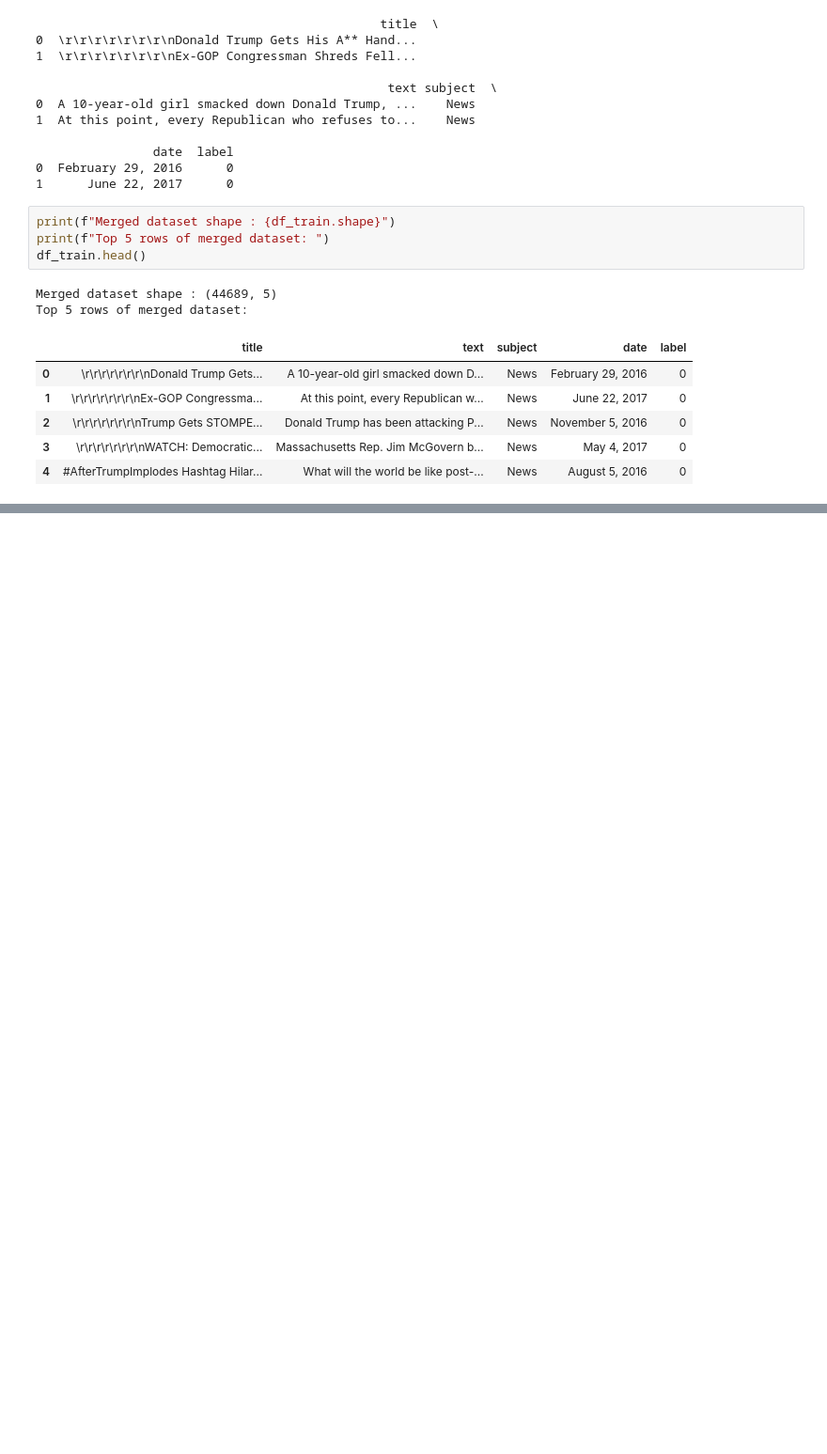
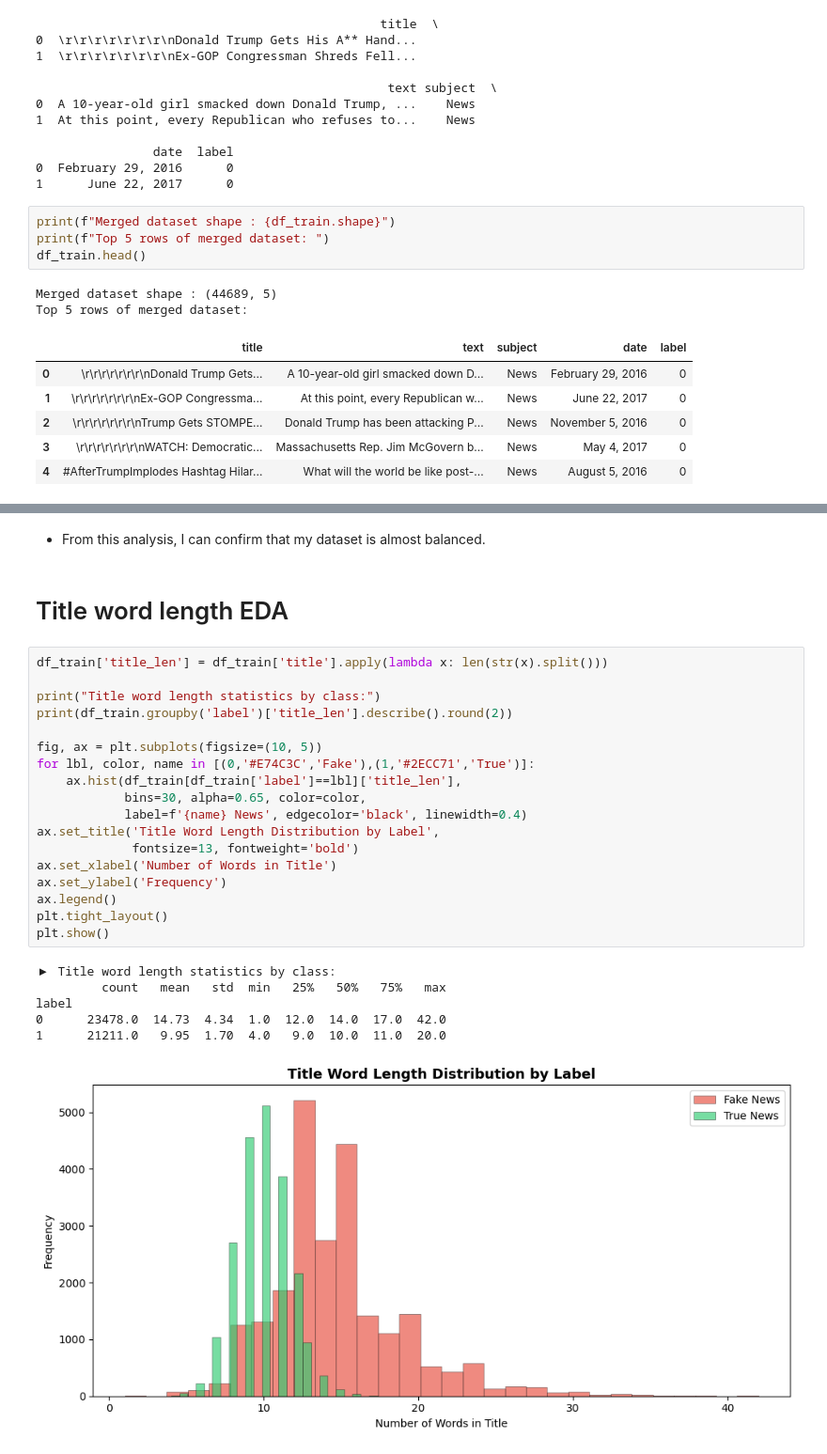
Before and after one commit to rajukarki467/Data-Science-projects, a Jupyter notebook: FakeNewsDetection.ipynb, the cells around one changed output, grey strips where cells are left out. Shown at 94% size. Drawn from its saved outputs; the diff is of its cells as text; blank space fills up the shorter version.

```diff
--- a/FakeNewsDetection.ipynb
+++ b/FakeNewsDetection.ipynb
@@ -504,0 +558,29 @@ Top 5 rows of merged dataset:
+# %% [markdown]
+* From this analysis, I can confirm that my dataset is almost balanced.
+# %% [markdown]
+# Title word length EDA
+# %%
+df_train['title_len'] = df_train['title'].apply(lambda x: len(str(x).split()))
+
+print("Title word length statistics by class:")
+print(df_train.groupby('label')['title_len'].describe().round(2))
+
+fig, ax = plt.subplots(figsize=(10, 5))
+for lbl, color, name in [(0,'#E74C3C','Fake'),(1,'#2ECC71','True')]:
+    ax.hist(df_train[df_train['label']==lbl]['title_len'],
+            bins=30, alpha=0.65, color=color,
+            label=f'{name} News', edgecolor='black', linewidth=0.4)
+ax.set_title('Title Word Length Distribution by Label',
+             fontsize=13, fontweight='bold')
+ax.set_xlabel('Number of Words in Title')
+ax.set_ylabel('Frequency')
+ax.legend()
+plt.tight_layout()
+plt.show()
+# %% [output]
+▶ Title word length statistics by class:
+         count   mean   std  min   25%   50%   75%   max
+label
+0      23478.0  14.73  4.34  1.0  12.0  14.0  17.0  42.0
+1      21211.0   9.95  1.70  4.0   9.0  10.0  11.0  20.0
+[figure, added]
```
Also changed, not shown: parts of 8 cells of this notebook.
